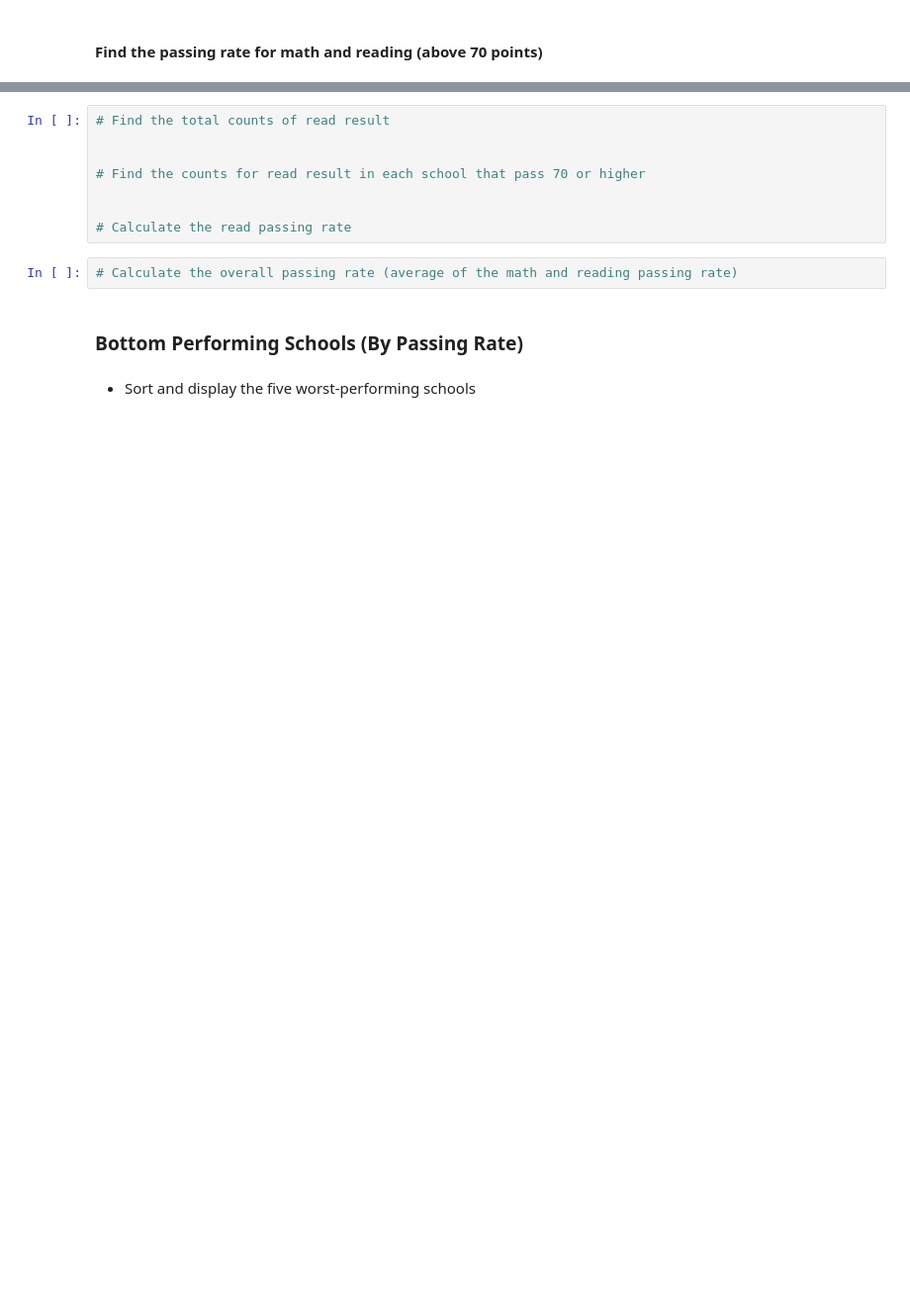
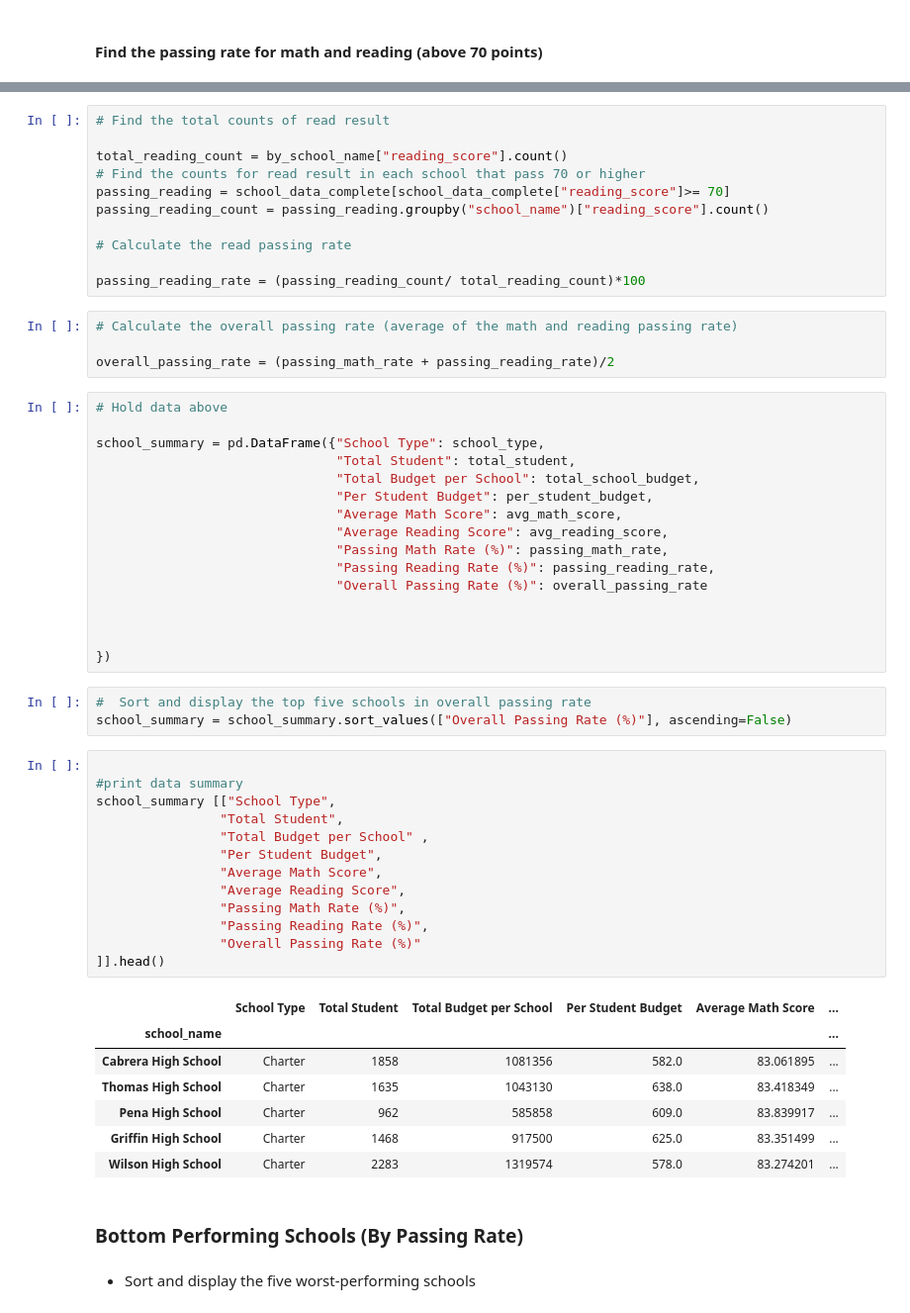
Before and after one commit to kimsean-pen/Python-Exercise-, a Jupyter notebook: Python_Assignemnt_2_and_3/Python_Lab_Assignment.ipynb, the cells around one changed output, grey strips where cells are left out. Shown: that part at 99% size. Drawn from its saved outputs; the diff is of its cells as text; blank space fills up the shorter version.

```diff
--- a/Python_Assignemnt_2_and_3/Python_Lab_Assignment.ipynb
+++ b/Python_Assignemnt_2_and_3/Python_Lab_Assignment.ipynb
@@ -107,13 +181,58 @@ school_data_complete.head()
 # %%
 # Find the total counts of read result
 
-
+total_reading_count = by_school_name["reading_score"].count()
 # Find the counts for read result in each school that pass 70 or higher
-
+passing_reading = school_data_complete[school_data_complete["reading_score"]>= 70]
+passing_reading_count = passing_reading.groupby("school_name")["reading_score"].count()
 
 # Calculate the read passing rate
+
+passing_reading_rate = (passing_reading_count/ total_reading_count)*100
 # %%
 # Calculate the overall passing rate (average of the math and reading passing rate)
+
+overall_passing_rate = (passing_math_rate + passing_reading_rate)/2
+# %%
+# Hold data above
+
+school_summary = pd.DataFrame({"School Type": school_type,
+                               "Total Student": total_student,
+                               "Total Budget per School": total_school_budget,
+                               "Per Student Budget": per_student_budget,
+                               "Average Math Score": avg_math_score,
+                               "Average Reading Score": avg_reading_score,
+                               "Passing Math Rate (%)": passing_math_rate,
+                               "Passing Reading Rate (%)": passing_reading_rate,
+                               "Overall Passing Rate (%)": overall_passing_rate
+
+
+
+})
+# %%
+#  Sort and display the top five schools in overall passing rate
+school_summary = school_summary.sort_values(["Overall Passing Rate (%)"], ascending=False)
+# %%
+
+#print data summary
+school_summary [["School Type",
+                "Total Student",
+                "Total Budget per School" ,
+                "Per Student Budget",
+                "Average Math Score",
+                "Average Reading Score",
+                "Passing Math Rate (%)",
+                "Passing Reading Rate (%)",
+                "Overall Passing Rate (%)"
+]].head()
+# %% [output]
+|  | School Type | Total Student | Total Budget per School | Per Student Budget | Average Math Score | ... |
+| school_name |  |  |  |  |  | ... |
+| Cabrera High School | Charter | 1858 | 1081356 | 582.0 | 83.061895 | ... |
+| Thomas High School | Charter | 1635 | 1043130 | 638.0 | 83.418349 | ... |
+| Pena High School | Charter | 962 | 585858 | 609.0 | 83.839917 | ... |
+| Griffin High School | Charter | 1468 | 917500 | 625.0 | 83.351499 | ... |
+| Wilson High School | Charter | 2283 | 1319574 | 578.0 | 83.274201 | ... |
 # %% [markdown]
 ### Bottom Performing Schools (By Passing Rate)
 # %% [markdown]
```
Also changed, not shown: parts of 52 cells of this notebook.
